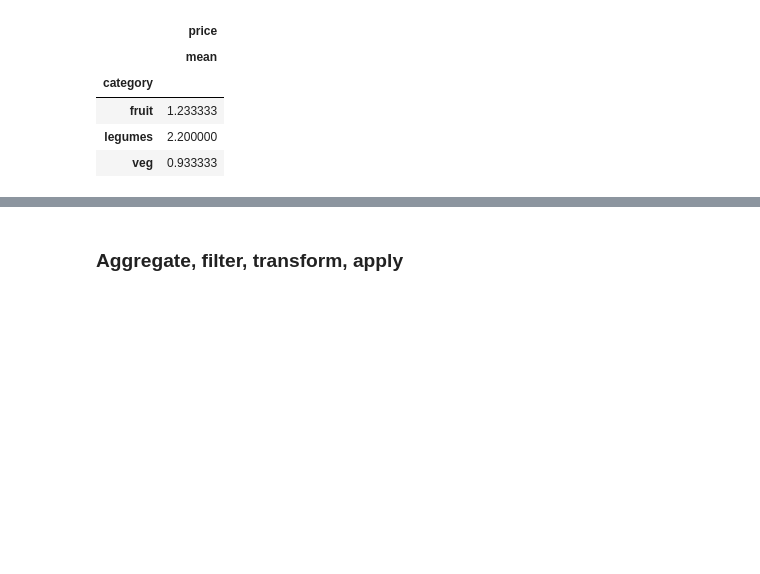
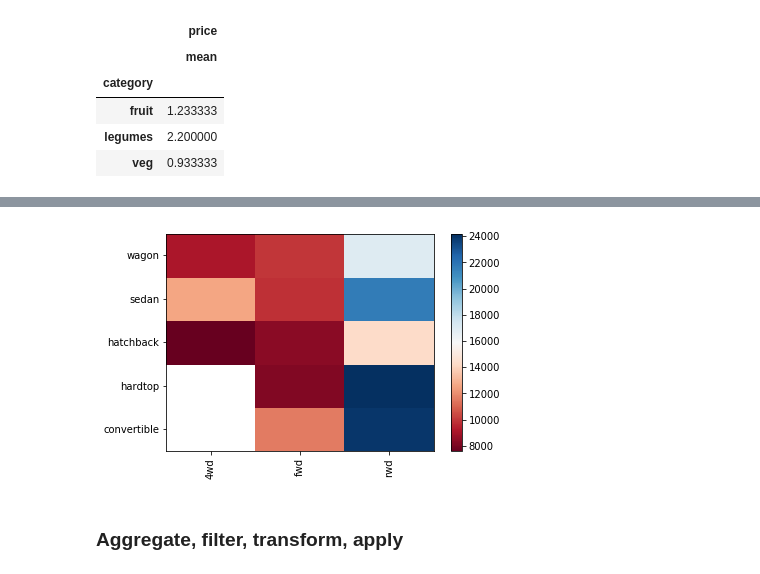
Before and after one commit to chezydan/pytopics, a Jupyter notebook: Pandas.ipynb, the cells around one changed output, grey strips where cells are left out. Cells and saved outputs as stored; diff of their text form; code cells hidden in the pictures; blank space fills up the shorter version.

```diff
--- a/Pandas.ipynb
+++ b/Pandas.ipynb
@@ -403,3 +407,8 @@ shopMean
 | fruit | 1.233333 |
 | legumes | 2.200000 |
 | veg | 0.933333 |
+# %%
+print("the cars dataframe")
+path='https://ibm.box.com/shared/static/q6iiqb1pd7wo8r3q28jvgsrprzezjqk3.csv'
+cars = pd.read_csv(path)
+cars.head(1)
@@ -405,0 +503,8 @@ shopMean
+# %%
+#1
+cars_group_one=cars[['drive-wheels','body-style','price']]
+#2
+cars_grouped= cars_group_one.groupby(['drive-wheels', 'body-style'], as_index=False).mean()
+#3
+pivoted= cars_grouped.pivot(index='body-style', columns='drive-wheels').round()
+pivoted
@@ -406,3 +520,24 @@ shopMean
+# %%
+import matplotlib.pyplot as plt
+import numpy as np
+fig, ax=plt.subplots()
+im=ax.pcolor(pivoted, cmap='RdBu')
+#label names
+row_labels=pivoted.columns.levels[1]
+col_labels=pivoted.index
+#move ticks and labels to the center
+ax.set_xticks(np.arange(pivoted.shape[1])+0.5, minor=False)
+ax.set_yticks(np.arange(pivoted.shape[0])+0.5, minor=False)
+#insert labels
+ax.set_xticklabels(row_labels, minor=False)
+ax.set_yticklabels(col_labels, minor=False)
+#rotate label if too long
+plt.xticks(rotation=90)
+
+fig.colorbar(im)
+plt.show()
+# %% [output]
+[figure, added]
 # %% [markdown]
 <h3>Aggregate, filter, transform, apply</h3>
 # %%
```
Also changed, not shown: parts of 27 cells of this notebook, 13 other files.
